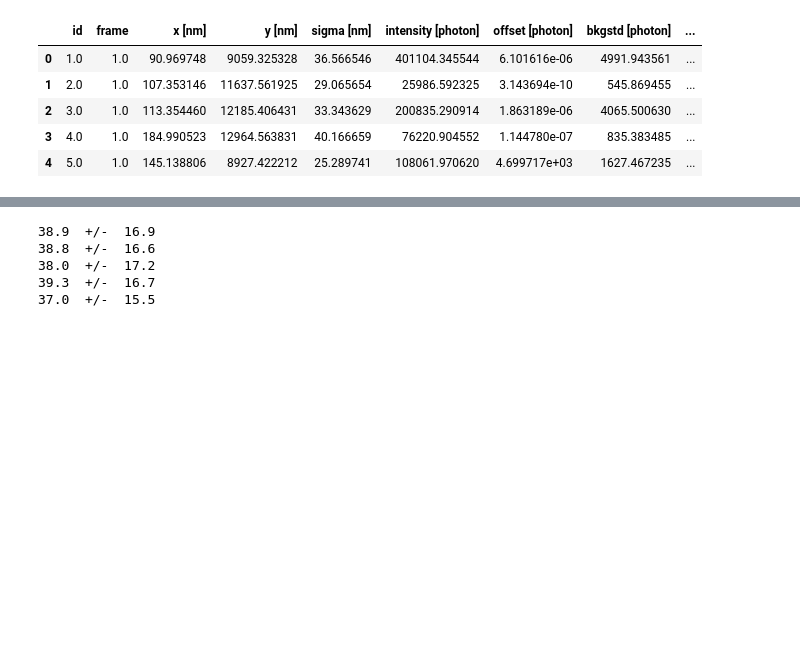
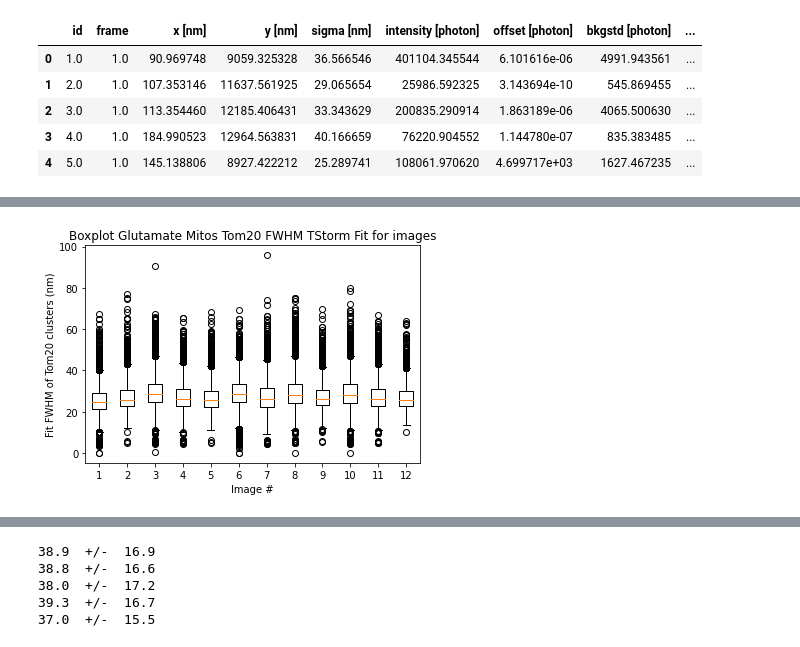
Before and after one commit to stephmeyer/STEDMitosActivity, a Jupyter notebook: Mitos_spot_analysis.ipynb, the cells around one changed output, grey strips where cells are left out. Drawn from its saved outputs; the diff is of its cells as text; code cells hidden in the pictures; blank space fills up the shorter version.

```diff
--- a/Mitos_spot_analysis.ipynb
+++ b/Mitos_spot_analysis.ipynb
@@ -114,0 +97,32 @@ Data columns (total 9 columns):
+# %%
+#For each classifier, list all the .csv files in the Tstorm folder
+folder_paths = Glu_folders #list with all folders that have control data
+file_type = '.csv'
+
+# Use the os.listdir() function to list all folders in each path in the list of paths
+Glu_subfolders = []
+Glu_TStormResults_all = []
+for folder_path in folder_paths:  #several folders for different samples/imaging sessions may be included
+    folder_path = folder_path+"TStorm"
+    files_and_subfolders = os.listdir(folder_path)
+    subfolders = [file for file in files_and_subfolders if os.path.isdir(os.path.join(folder_path, file))]
+    #print(subfolders)
+    Glu_subfolders = Glu_subfolders + [subfolders] #list of lists of subfolders for each data folder (top list imagingsession, then analysis type)
+    Glu_TStormResults = []
+# Use a list comprehension to filter out files that do not match the file type
+    for subfolder in subfolders:
+        files = os.listdir(os.path.join(folder_path, subfolder))
+        #print(files)
+        match_files = [file for file in files if file.endswith(file_type)]
+# Print the list of matching files
+        #print(match_files)
+        Glu_TStorm_Temp = []
+
+        for file in match_files:
+            temp = pd.read_csv(os.path.join(folder_path, subfolder, file))
+            #print(temp.info())
+            Glu_TStorm_Temp = Glu_TStorm_Temp + [temp] #list of databases for subfolder
+        Glu_TStormResults = Glu_TStormResults +[Glu_TStorm_Temp]  #list of lists of pandas databases with TStorm results for each
+    Glu_TStormResults_all = Glu_TStormResults_all + [Glu_TStormResults]
+
+#print(C_TStormResults_all[0][0][5])
@@ -151,0 +253,11 @@ df_glutamate_control_1.head()
+# %%
+data = [result['sigma [nm]'] for result in Glu_TStormResults_all[0][0]]
+#data = [df_glutamate_0p1uM_1['sigma [nm]'], df_glutamate_0p1uM_2['sigma [nm]'],df_glutamate_0p1uM_3['sigma [nm]'],df_glutamate_0p1uM_4['sigma [nm]'],df_glutamate_0p1uM_5['sigma [nm]']]
+fig1, ax1 = plt.subplots()
+ax1.set_title('Boxplot Glutamate Mitos Tom20 FWHM TStorm Fit for images')
+ax1.set_xlabel('Image #')
+ax1.boxplot(data)
+ax1.set_ylabel('Fit FWHM of Tom20 clusters (nm)')
+plt.show()
+# %% [output]
+[figure, added]
```
Also changed, not shown: parts of 19 cells of this notebook.
